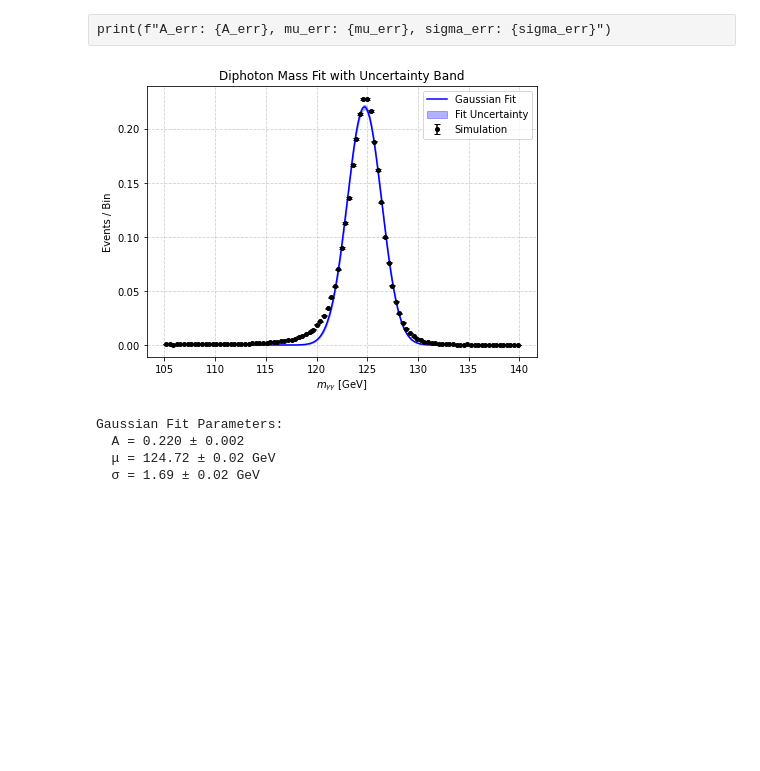
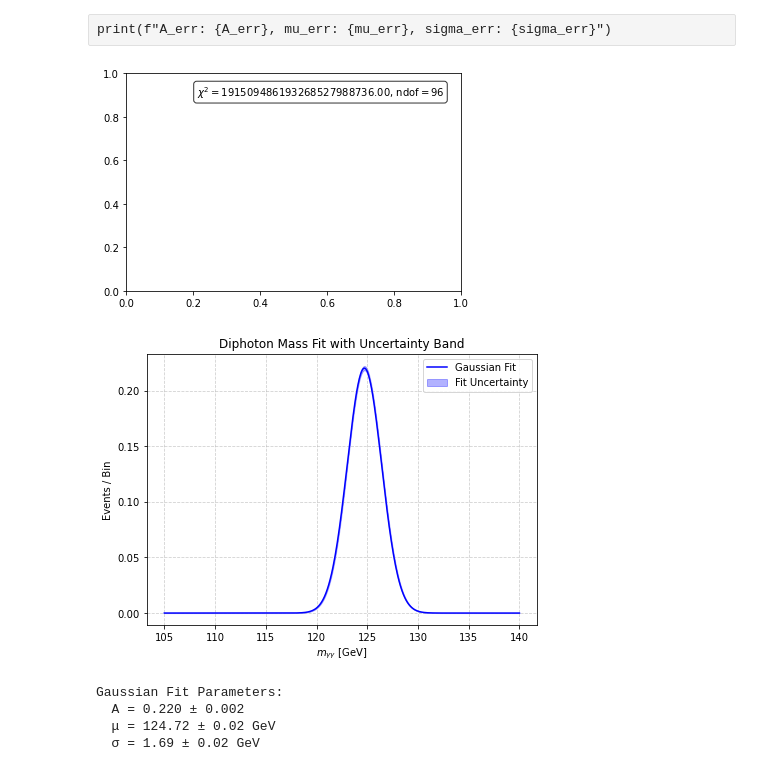
Before and after one commit to tiwariPC/hhbbgg_AwkwardAnalyzer, a Jupyter notebook: stats_study/notebook_signal_fitting/background_fit_resonant.ipynb, the cells around one changed output. Drawn from its saved outputs; the diff is of its cells as text; code cells hidden in the pictures; blank space fills up the shorter version.

Commit message:
updated stats dof

```diff
--- a/stats_study/notebook_signal_fitting/background_fit_resonant.ipynb
+++ b/stats_study/notebook_signal_fitting/background_fit_resonant.ipynb
@@ -1149,35 +1386,53 @@ for i in range(n_samples):
     sigma_sample = np.random.normal(sigma_fit, sigma_err)
     y_samples[i, :] = gaussian(x_fit, A_sample, mu_sample, sigma_sample)
 
 y_fit_lower = np.percentile(y_samples, 16, axis=0)  # 1 sigma lower bound
 y_fit_upper = np.percentile(y_samples, 84, axis=0)  # 1 sigma upper bound
 
+# Compute chi-square
+expected = gaussian(bin_centers, *params_gaussian)
+chi2 = np.sum((hist - expected) ** 2 / expected)
+
+# Degrees of freedom
+ndof = len(bin_centers) - len(params_gaussian)
+
+# Add chi-square and ndof text box in the top-right corner
+textstr = r"$\chi^2 = %.2f$, $\mathrm{ndof} = %d$" % (chi2, ndof)
+
+plt.text(0.95, 0.95, textstr, transform=plt.gca().transAxes, fontsize=10,
+         verticalalignment='top', horizontalalignment='right',
+         bbox=dict(boxstyle="round,pad=0.3", edgecolor="black", facecolor="white", alpha=0.8))
+
+
 # Plot histogram with error bars
 plt.figure(figsize=(7, 5))
-plt.errorbar(bin_centers, hist, yerr=hist_errors, fmt="o", color="black", label="Simulation", markersize=4, capsize=3)
+# plt.errorbar(bin_centers, hist, yerr=hist_errors, fmt="o", color="black", label="Simulation", markersize=4, capsize=3)
 
 # Plot Gaussian fit
 plt.plot(x_fit, y_fit, color="blue", linestyle="-", label="Gaussian Fit")
 
 # Plot uncertainty band
 plt.fill_between(x_fit, y_fit_lower, y_fit_upper, color="blue", alpha=0.3, label="Fit Uncertainty")
 
 # Labels and formatting
 plt.xlabel(r"$m_{\gamma\gamma}$ [GeV]")
 plt.ylabel("Events / Bin")
 plt.legend()
 plt.title("Diphoton Mass Fit with Uncertainty Band")
 plt.grid(True, linestyle="--", alpha=0.6)
 
+plt.savefig("/afs/cern.ch/user/s/sraj/sraj/www/CUA/HH-bbgg/stat_study/background_diphoton/fitting_ttHToGG_uncertainty.pdf")
+plt.savefig("/afs/cern.ch/user/s/sraj/sraj/www/CUA/HH-bbgg/stat_study/background_diphoton/fitting_ttHToGG_uncertainty.png")
 plt.show()
 
 # Print Gaussian fit parameters with uncertainties
 print(f"Gaussian Fit Parameters:")
 print(f"  A = {A_fit:.3f} ± {A_err:.3f}")
 print(f"  μ = {mu_fit:.2f} ± {mu_err:.2f} GeV")
 print(f"  σ = {sigma_fit:.2f} ± {sigma_err:.2f} GeV")
 # %% [output]
-[figure, old version]
+[figure, new version]
+[figure, added]
 Gaussian Fit Parameters:
   A = 0.220 ± 0.002
   μ = 124.72 ± 0.02 GeV
```
Also changed, not shown: parts of 2 cells of this notebook, 4 other files.
